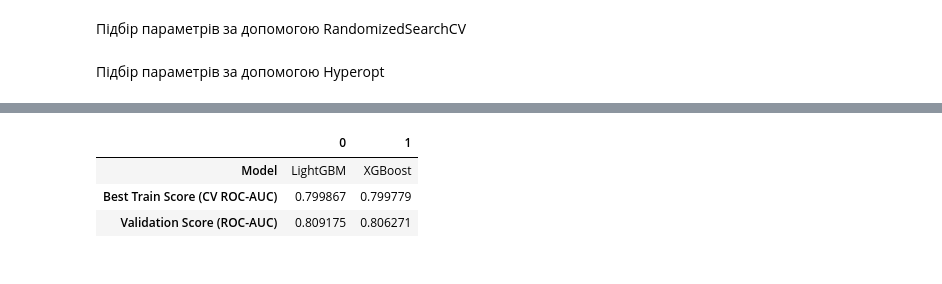
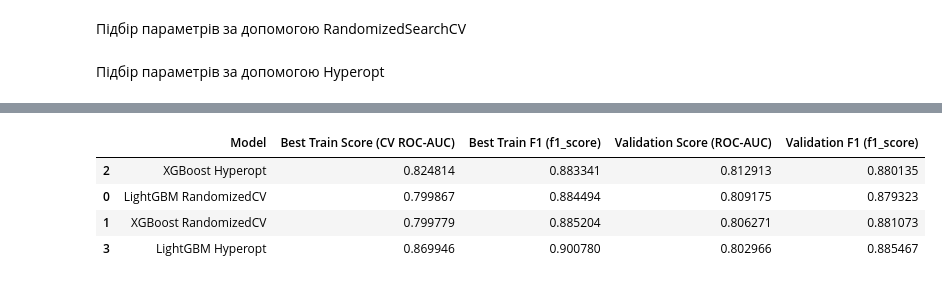
Before and after one commit to ikonieva/BankMarketingData_Classification_DS_Project, a Jupyter notebook: BankMarketingDataset_ML_pipline.ipynb, the cells around one changed output, grey strips where cells are left out. Saved outputs shown, nothing was run; the diff lists cells and outputs as text; code cells hidden in the pictures.

```diff
--- a/BankMarketingDataset_ML_pipline.ipynb
+++ b/BankMarketingDataset_ML_pipline.ipynb
@@ -333,5 +301,7 @@ results = {}
 # %% [markdown]
 ### Skyline Benchmark - модель за максимально можливою точністю (на основі Data Leakage ознаки `duration`)
+# %%
+results = []
 # %%
 # Skyline Benchmark (логістична регресія з витоком)
 pipeline_skyline = Pipeline(
@@ -472,0 +422,36 @@ results_hyperopt = []
+# %%
+# Простір гіперпараметрів
+space_lgbm = {
+    'n_estimators': hp.quniform('n_estimators', 50, 500, 25),
+    'learning_rate': hp.uniform('learning_rate', 0.01, 0.3),
+    'max_depth': hp.quniform('max_depth', 3, 15, 1),
+    'num_leaves': hp.quniform('num_leaves', 20, 150, 1),
+    'min_child_weight': hp.quniform('min_child_weight', 1, 10, 1),
+    'subsample': hp.uniform('subsample', 0.5, 1.0),
+    'subsample_freq':  hp.uniform('subsample_freq', 1.0, 5.0),
+    'colsample_bytree': hp.uniform('colsample_bytree', 0.5, 1.0),
+    'reg_alpha': hp.uniform('reg_alpha', 0, 1),
+    'reg_lambda': hp.uniform('reg_lambda', 0, 1),
+    'min_split_gain': hp.uniform('min_split_gain', 0, 0.1),  # додано мінімальне зменшення втрат для поділу
+    'min_child_samples': hp.uniform('min_child_samples', 10, 100)
+}
+
+space_xgb = {
+    'n_estimators': hp.quniform('n_estimators', 50, 500, 25),
+    'learning_rate': hp.uniform('learning_rate', 0.01, 0.3),
+    'max_depth': hp.quniform('max_depth', 3, 15, 1),
+    'min_child_weight': hp.quniform('min_child_weight', 1, 10, 1),
+    'subsample': hp.uniform('subsample', 0.5, 1.0),
+    'colsample_bytree': hp.uniform('colsample_bytree', 0.5, 1.0),
+    'colsample_bylevel': hp.uniform('colsample_bylevel', 0.5, 1.0),
+    'gamma': hp.uniform('gamma', 0, 0.5),
+    'reg_alpha': hp.uniform('reg_alpha', 0, 1),
+    'reg_lambda': hp.uniform('reg_lambda', 0, 1)
+}
+# %%
+def get_metrics(model, X, y):
+  proba = model.predict_proba(X)[:, 1]
+  score = roc_auc_score(y, proba)
+  preds = model.predict(X)
+  f1 = f1_score(y, preds, average='weighted')
+  return score, preds, f1
@@ -481,11 +642,15 @@ pd.DataFrame(results)
 # %%
-results_boost_df = pd.DataFrame(results_randomized).sort_values(
+results_df = pd.DataFrame(results).sort_values(
     by='Validation Score (ROC-AUC)', ascending=False
 )
 
-display(results_boost_df[['Model', 'Best Train Score (CV ROC-AUC)', 'Validation Score (ROC-AUC)']].T)
+display(results_df[['Model', 'Best Train Score (CV ROC-AUC)',
+                          'Best Train F1 (f1_score)',
+                          'Validation Score (ROC-AUC)',
+                          'Validation F1 (f1_score)']])
 # %% [output]
-|  | 0 | 1 |
-| Model | LightGBM | XGBoost |
-| Best Train Score (CV ROC-AUC) | 0.799867 | 0.799779 |
-| Validation Score (ROC-AUC) | 0.809175 | 0.806271 |
+|  | Model | Best Train Score (CV ROC-AUC) | Best Train F1 (f1_score) | Validation Score (ROC-AUC) | Validation F1 (f1_score) |
+| 2 | XGBoost Hyperopt | 0.824814 | 0.883341 | 0.812913 | 0.880135 |
+| 0 | LightGBM RandomizedCV | 0.799867 | 0.884494 | 0.809175 | 0.879323 |
+| 1 | XGBoost RandomizedCV | 0.799779 | 0.885204 | 0.806271 | 0.881073 |
+| 3 | LightGBM Hyperopt | 0.869946 | 0.900780 | 0.802966 | 0.885467 |
```
Also changed, not shown: parts of 26 cells of this notebook, 1 other file.
